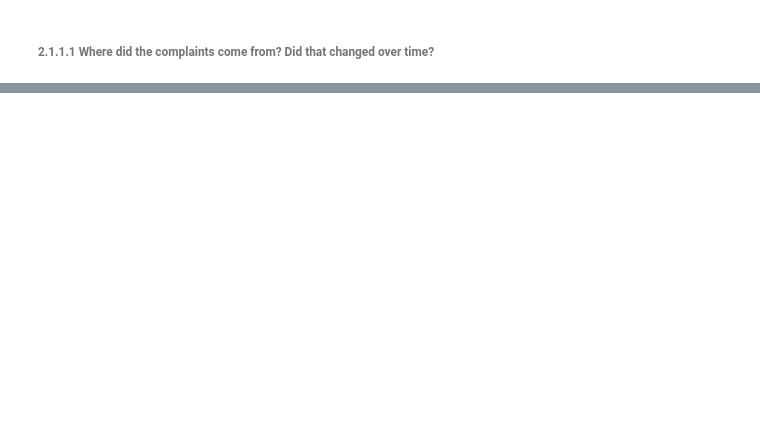
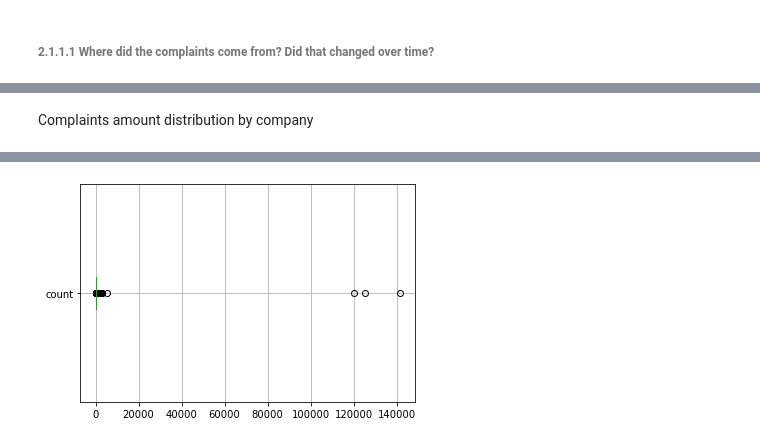
Before and after one commit to rachel0614/BDA-Project1, a Jupyter notebook: CustomerComplaint.ipynb, the cells around one changed output, grey strips where cells are left out. Cells and saved outputs as stored; diff of their text form; code cells hidden in the pictures; blank space fills up the shorter version.

```diff
--- a/CustomerComplaint.ipynb
+++ b/CustomerComplaint.ipynb
@@ -717,0 +436,12 @@ display(modelA, tdata)
+# %% [markdown]
+Complaints amount distribution by company
+# %%
+df_company = sqlContext.sql("SELECT company,count(1) as count " + \
+               "FROM t_complaints WHERE product = 'Credit reporting' " +
+               "GROUP BY company ").toPandas()
+#df_company[['count']].hist(alpha=0.75,bins=35,figsize=(12,6))
+#df_company.hist(bins=20,alpha = 0.5)
+#df_company.plot(kind = 'kde', secondary_y=True)
+#df_company.boxplot(column=['count'], rot=65, fontsize=12)
+df_company.plot.box(vert=False, grid = True)
+# %% [output]
@@ -717,0 +449 @@ display(modelA, tdata)
+[figure, added]
```
Also changed, not shown: parts of 127 cells of this notebook.
